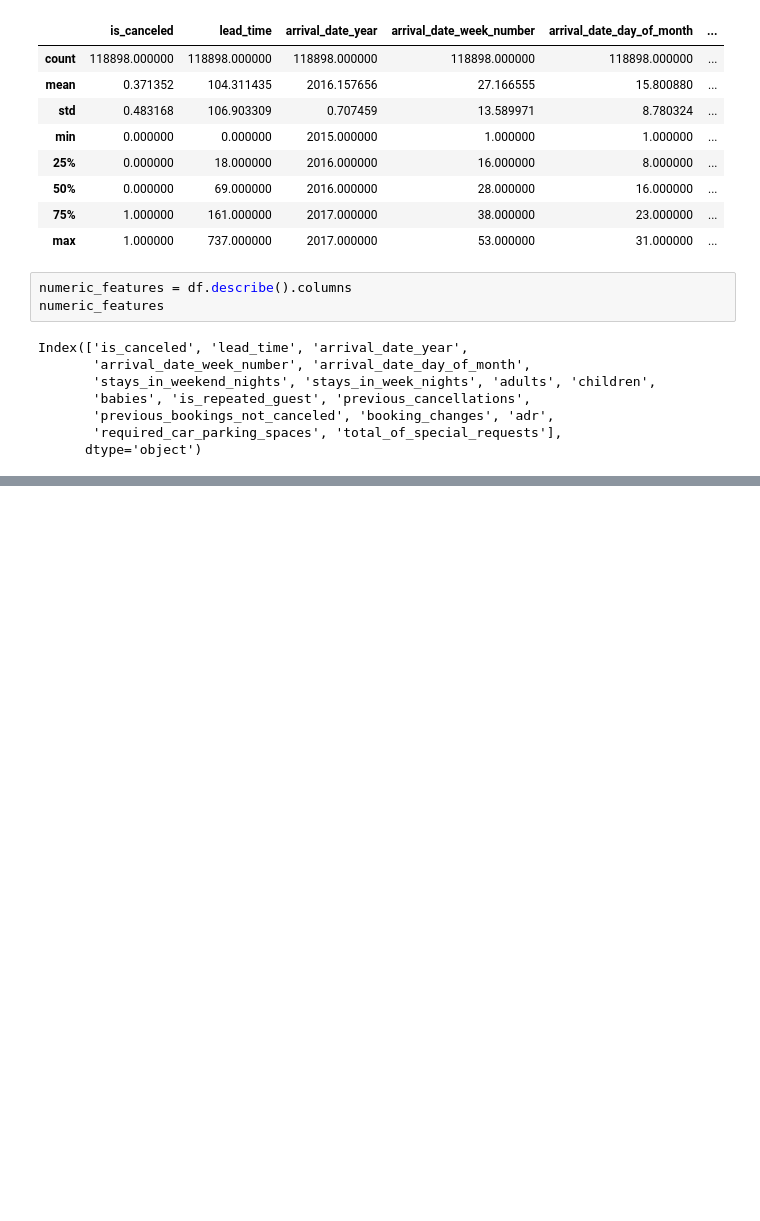
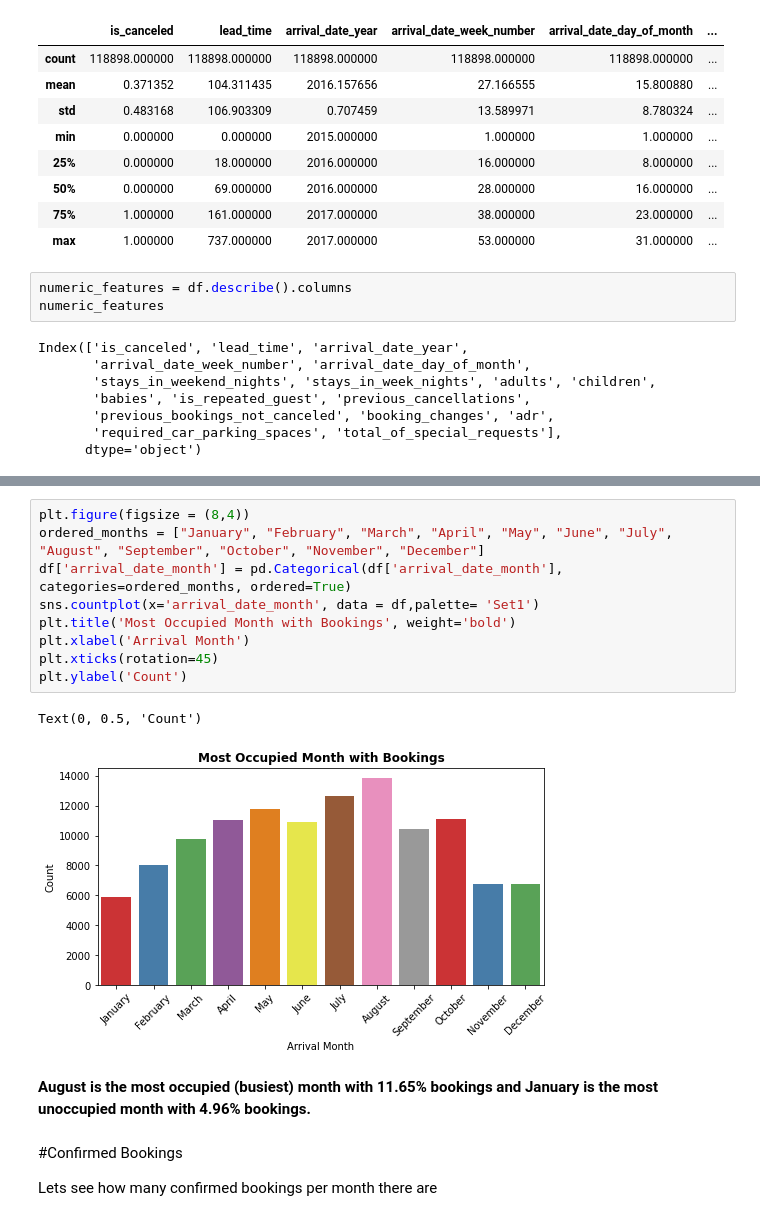
Before and after one commit to ravali-muta/Hotel-Booking-Analysis, a Jupyter notebook: Hotel_Booking_Analysis_.ipynb, the cells around one changed output, grey strips where cells are left out. Drawn from its saved outputs; the diff is of its cells as text; blank space fills up the shorter version.

```diff
--- a/Hotel_Booking_Analysis_.ipynb
+++ b/Hotel_Booking_Analysis_.ipynb
@@ -162,0 +283,18 @@ Index(['is_canceled', 'lead_time', 'arrival_date_year',
+# %%
+plt.figure(figsize = (8,4))
+ordered_months = ["January", "February", "March", "April", "May", "June", "July", "August", "September", "October", "November", "December"]
+df['arrival_date_month'] = pd.Categorical(df['arrival_date_month'], categories=ordered_months, ordered=True)
+sns.countplot(x='arrival_date_month', data = df,palette= 'Set1')
+plt.title('Most Occupied Month with Bookings', weight='bold')
+plt.xlabel('Arrival Month')
+plt.xticks(rotation=45)
+plt.ylabel('Count')
+# %% [output]
+Text(0, 0.5, 'Count')
+[figure, added]
+# %% [markdown]
+**August is the most occupied (busiest) month with 11.65% bookings and January is the most unoccupied month with 4.96% bookings.**
+# %% [markdown]
+#Confirmed Bookings
+
+Lets see how many confirmed bookings per month there are
```
Also changed, not shown: parts of 57 cells of this notebook.
